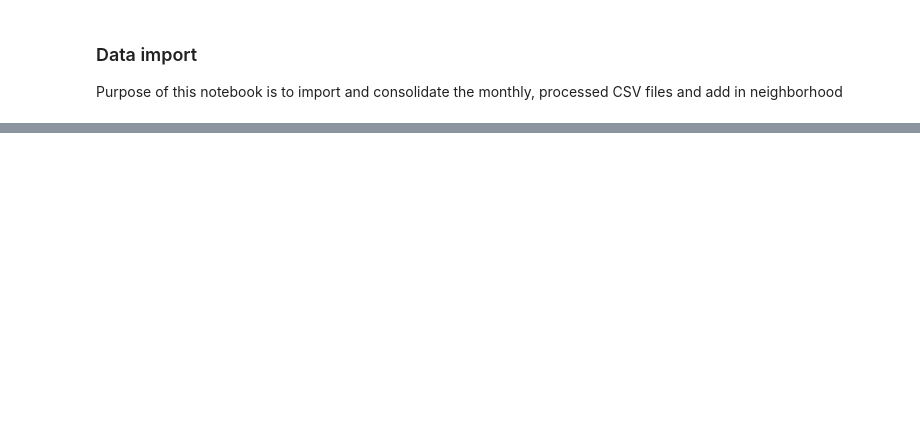
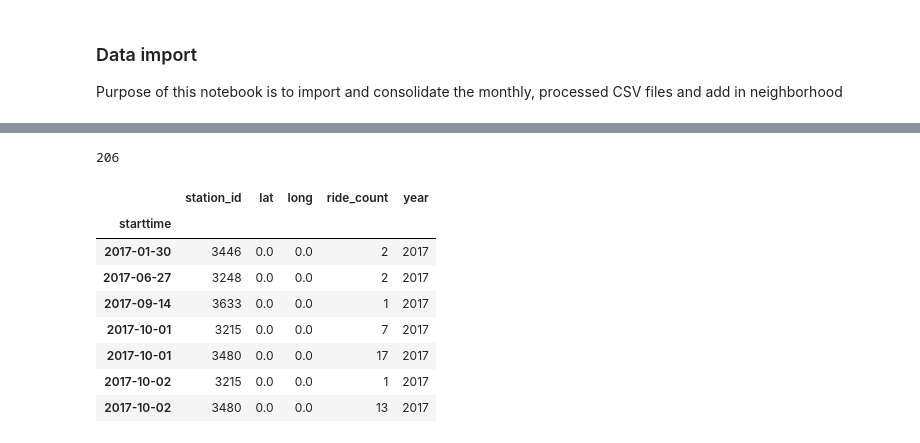
Before and after one commit to marvelje/citibike_ridership_project, a Jupyter notebook: citibike_data_consolidation.ipynb, the cells around one changed output, grey strips where cells are left out. Drawn from its saved outputs; the diff is of its cells as text; code cells hidden in the pictures; blank space fills up the shorter version.

```diff
--- a/citibike_data_consolidation.ipynb
+++ b/citibike_data_consolidation.ipynb
@@ -94,0 +232,35 @@ df_final['neighborhood'] = df_final.apply(lambda row: get_neighborhood(row['lat'
+# %%
+# Rerun cells above to check new list of outliers
+# Find unique set of stations
+
+df_unique = df.drop_duplicates(subset='station_id')
+
+df_stations = df_unique[['station_id', 'lat', 'long']].reset_index().drop('starttime', axis=1)
+# %%
+# Find list of all the outlier station IDs
+# Only 206 total rides (out of 10s of millions) are associated with stations without an ID
+
+outlier_coord = df_stations[(df_stations['lat'] >= 42) | (df_stations['lat'] == 0)]
+
+outlier_stations = list(outlier_coord['station_id'])
+
+outlier_check = df[df['station_id'].isin(outlier_stations)]
+
+outlier_check['ride_count'].sum()
+# %% [output]
+206
+# %%
+# One final check: these stations with missing lat / long do not have other details we can use to fill it in
+# Stations will be dropped from the dataframe
+
+df[df['station_id'].isin(list(df_stations[df_stations['lat'] == 0]['station_id']))]
+# %% [output]
+|  | station_id | lat | long | ride_count | year |
+| starttime |  |  |  |  |  |
+| 2017-01-30 | 3446 | 0.0 | 0.0 | 2 | 2017 |
+| 2017-06-27 | 3248 | 0.0 | 0.0 | 2 | 2017 |
+| 2017-09-14 | 3633 | 0.0 | 0.0 | 1 | 2017 |
+| 2017-10-01 | 3215 | 0.0 | 0.0 | 7 | 2017 |
+| 2017-10-01 | 3480 | 0.0 | 0.0 | 17 | 2017 |
+| 2017-10-02 | 3215 | 0.0 | 0.0 | 1 | 2017 |
+| 2017-10-02 | 3480 | 0.0 | 0.0 | 13 | 2017 |
```
Also changed, not shown: parts of 48 cells of this notebook, 1 other file.
